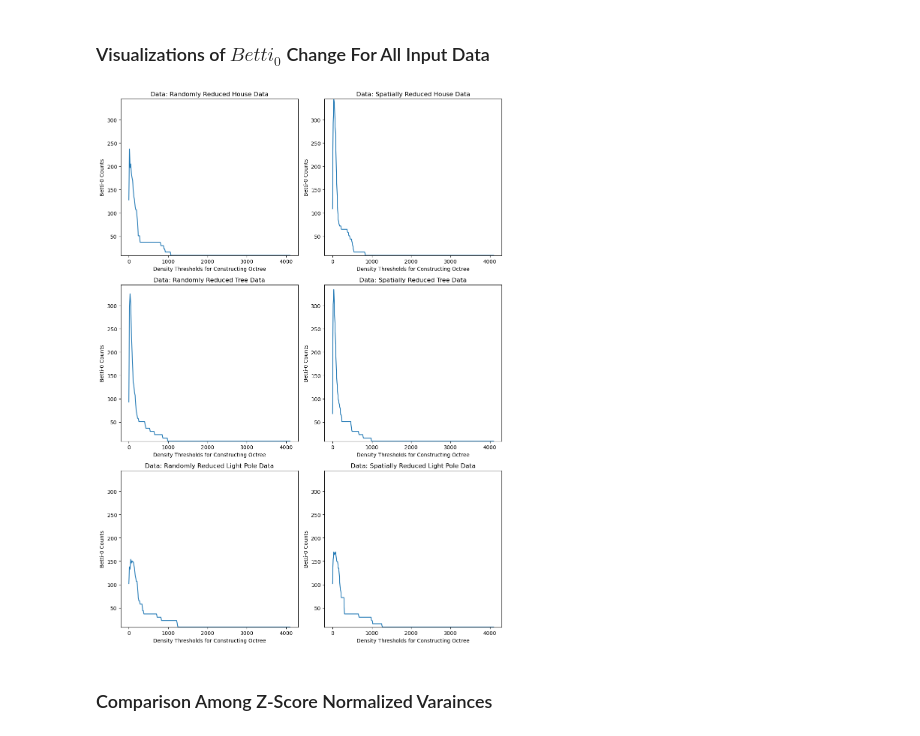
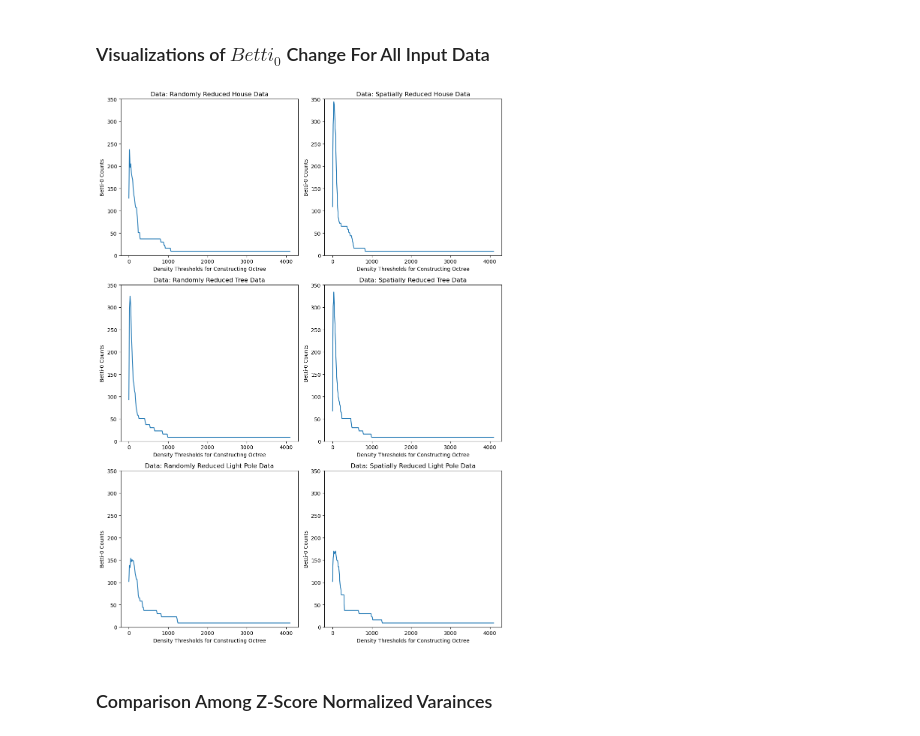
Before and after one commit to ANNIZHENG/Point_Cloud_Data_Structure, a Jupyter notebook: Octree-Visual.ipynb, the cells around one changed output. Saved outputs shown, nothing was run; the diff lists cells and outputs as text; code cells hidden in the pictures.

```diff
--- a/Octree-Visual.ipynb
+++ b/Octree-Visual.ipynb
@@ -270,13 +282,15 @@ print(was_dis_lightpole)
 # %%
 # Determine the global min and max y-values
 
-min_val = min([min(house_random_betti_0s), min(house_spatial_betti_0s), \
-           min(tree_random_betti_0s), min(tree_spatial_betti_0s), \
-           min(lightpole_random_betti_0s), min(lightpole_random_betti_0s)])
+# min_val = min([min(house_random_betti_0s), min(house_spatial_betti_0s), \
+#            min(tree_random_betti_0s), min(tree_spatial_betti_0s), \
+#            min(lightpole_random_betti_0s), min(lightpole_random_betti_0s)])
+min_val = 0
 
-max_val = max([max(house_random_betti_0s), max(house_spatial_betti_0s), \
-           max(tree_random_betti_0s), max(tree_spatial_betti_0s), \
-           max(lightpole_random_betti_0s), max(lightpole_random_betti_0s)])
+# max_val = max([max(house_random_betti_0s), max(house_spatial_betti_0s), \
+#            max(tree_random_betti_0s), max(tree_spatial_betti_0s), \
+#            max(lightpole_random_betti_0s), max(lightpole_random_betti_0s)])
+max_val = 350
 
 # Create plot
 
@@ -300,34 +314,34 @@ axs[0,1].set_title('Data: Spatially Reduced House Data')
 axs[1,0].plot(density_thresholds, tree_random_betti_0s)
 axs[1,0].set_xlabel('Density Thresholds for Constructing Octree')
 axs[1,0].set_ylabel('Betti-0 Counts')
 axs[1,0].set_ylim(min_val, max_val)
 axs[1,0].set_title('Data: Randomly Reduced Tree Data')
 
 # Plot for Tree Spatial
 axs[1,1].plot(density_thresholds, tree_spatial_betti_0s)
 axs[1,1].set_xlabel('Density Thresholds for Constructing Octree')
 axs[1,1].set_ylabel('Betti-0 Counts')
 axs[1,1].set_ylim(min_val, max_val)
 axs[1,1].set_title('Data: Spatially Reduced Tree Data')
 
 # Plot for Light Pole Random
 axs[2,0].plot(density_thresholds, lightpole_random_betti_0s)
 axs[2,0].set_xlabel('Density Thresholds for Constructing Octree')
 axs[2,0].set_ylabel('Betti-0 Counts')
 axs[2,0].set_ylim(min_val, max_val)
 axs[2,0].set_title('Data: Randomly Reduced Light Pole Data')
 
 # Plot for Light Pole Spatial
 axs[2,1].plot(density_thresholds, lightpole_spatial_betti_0s)
 axs[2,1].set_xlabel('Density Thresholds for Constructing Octree')
 axs[2,1].set_ylabel('Betti-0 Counts')
 axs[2,1].set_ylim(min_val, max_val)
 axs[2,1].set_title('Data: Spatially Reduced Light Pole Data')
 
 plt.tight_layout()
 plt.show()
 # %% [output]
-[figure, old version]
+[figure, new version]
 # %% [markdown]
 ### Comparison Among Z-Score Normalized Varainces
 # %%
```
Also changed, not shown: parts of 6 cells of this notebook, 7 other files.
